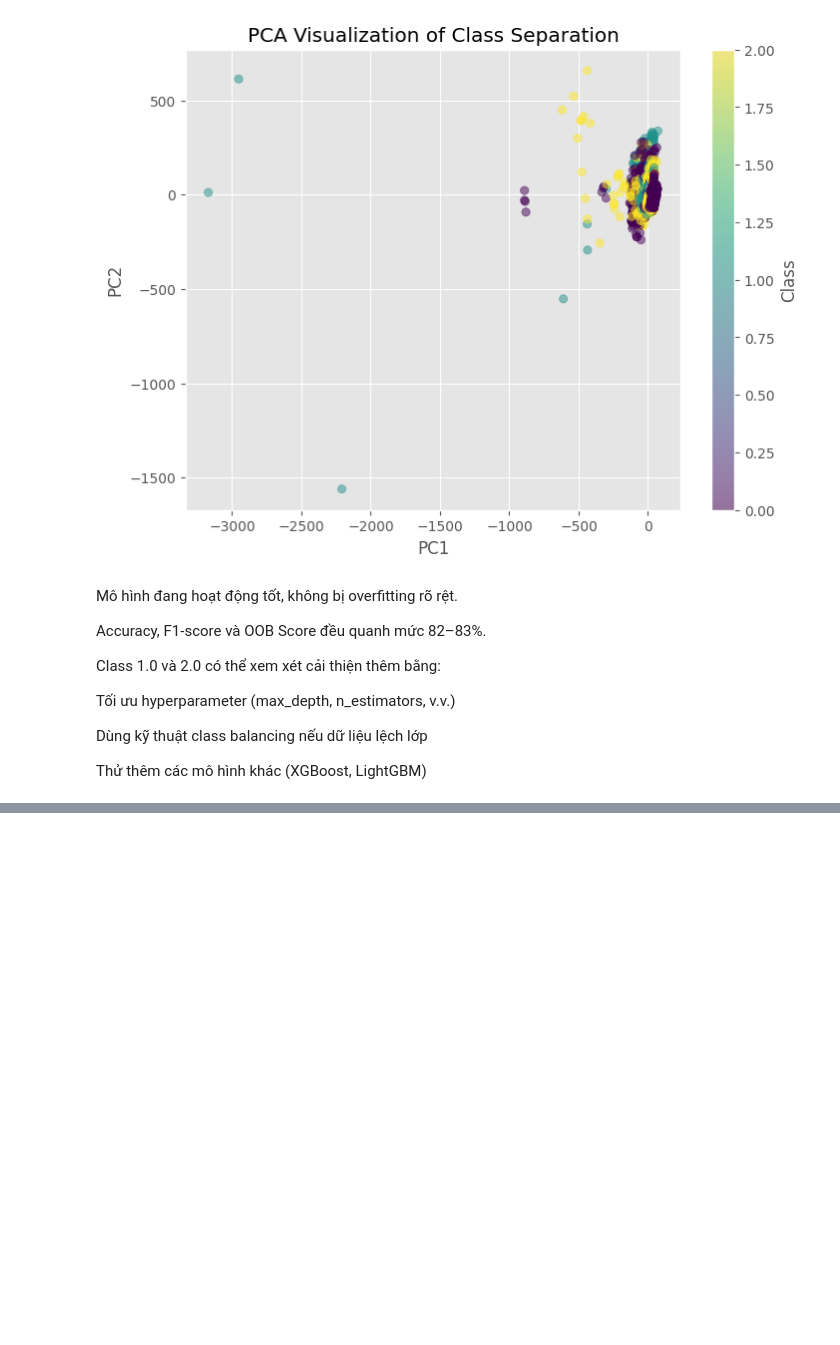
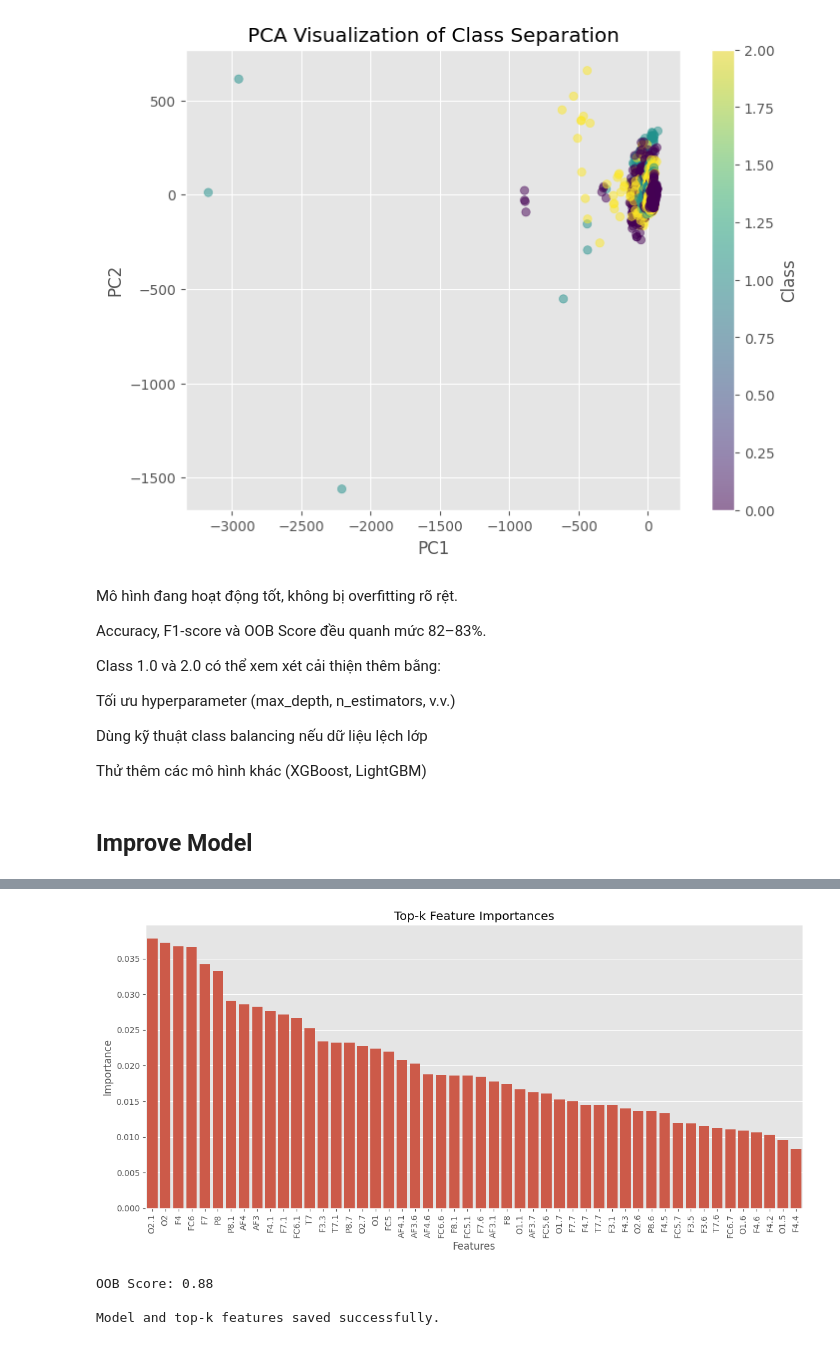
Before and after one commit to ITDSIU20094/Classification-of-EMOTIV-EPOC-, a Jupyter notebook: Project.ipynb, the cells around one changed output, grey strips where cells are left out. Drawn from its saved outputs; the diff is of its cells as text; code cells hidden in the pictures; blank space fills up the shorter version.

```diff
--- a/Project.ipynb
+++ b/Project.ipynb
@@ -343,3 +344,75 @@ Tối ưu hyperparameter (max_depth, n_estimators, v.v.)
 Dùng kỹ thuật class balancing nếu dữ liệu lệch lớp
 
 Thử thêm các mô hình khác (XGBoost, LightGBM)
+# %% [markdown]
+## Improve Model
+# %%
+def rf_classifier(data, top_k=int, tune_hyper = False):
+    X = b.drop(columns=['Class'])
+    y = b['Class']
+    X_train, X_test, y_train, y_test = train_test_split(X, y, test_size=0.2, random_state=42)
+
+    # Train a temporary model to get feature importances
+    temp_model = RandomForestClassifier(n_estimators=100, max_depth=10, random_state=42)
+    temp_model.fit(X_train, y_train)
+    importances = temp_model.feature_importances_
+    feature_importances_series = pd.Series(importances, index=X.columns)
+    top_k_features = feature_importances_series.sort_values(ascending=False).head(top_k).index.tolist()
+    print(f"\nTop {top_k} Features:\n", top_k_features)
+
+    # Filter data by top-k
+    X_train_top = X_train[top_k_features]
+    X_test_top = X_test[top_k_features]
+
+    # Train the final model with top-k features
+    if tune_hyper:
+        print("\n🔍 Performing hyperparameter tuning with GridSearchCV...")
+        param_grid = {
+            'n_estimators': [100, 150],
+            'max_depth': [8, 10, 12],
+            'min_samples_split': [2, 4],
+        }
+        grid = GridSearchCV(RandomForestClassifier(random_state=42, oob_score=True),
+                            param_grid, cv=5, scoring='accuracy', n_jobs=-1)
+        grid.fit(X_train_top, y_train)
+        model = grid.best_estimator_
+        print("✅ Best Parameters Found:", grid.best_params_)
+    else:
+        model = RandomForestClassifier(n_estimators=100, max_depth=10, random_state=42, oob_score=True)
+        model.fit(X_train_top, y_train)
+
+    y_pred = model.predict(X_test_top)
+
+    # Evaluate the model
+    accuracy = accuracy_score(y_test, y_pred)
+    print(f"\nAccuracy: {accuracy:.2f}")
+    print("Classification Report:\n", classification_report(y_test, y_pred))
+    conf_matrix = confusion_matrix(y_test, y_pred)
+    print("Confusion Matrix:\n", conf_matrix)
+
+    # Plot feature importances for top-k features
+    final_importances = model.feature_importances_
+    sorted_importances = pd.Series(final_importances, index=top_k_features).sort_values(ascending=False)
+
+    print("\nFeature Importances:")
+    print(sorted_importances)
+    plt.figure(figsize=(12, 6))
+    sns.barplot(x=sorted_importances.index, y=sorted_importances.values)
+    plt.xticks(rotation=90)
+    plt.title('Top-k Feature Importances')
+    plt.xlabel('Features')
+    plt.ylabel('Importance')
+    plt.tight_layout()
+    plt.show()
+
+    print(f"\nOOB Score: {model.oob_score_:.2f}")
+
+    # Save model
+    joblib.dump(model, "rf_model.pkl")
+    joblib.dump(top_k_features, "top_k_features.pkl")
+    print("\nModel and top-k features saved successfully.")
+
+    return model
+
+model = rf_classifier(b, top_k=50, tune_hyper=True)
+# %% [output]
@@ -345,0 +436,4 @@ Thử thêm các mô hình khác (XGBoost, LightGBM)
+[figure, added]
+OOB Score: 0.88
+
+Model and top-k features saved successfully.
```
Also changed, not shown: parts of 2 cells of this notebook.
